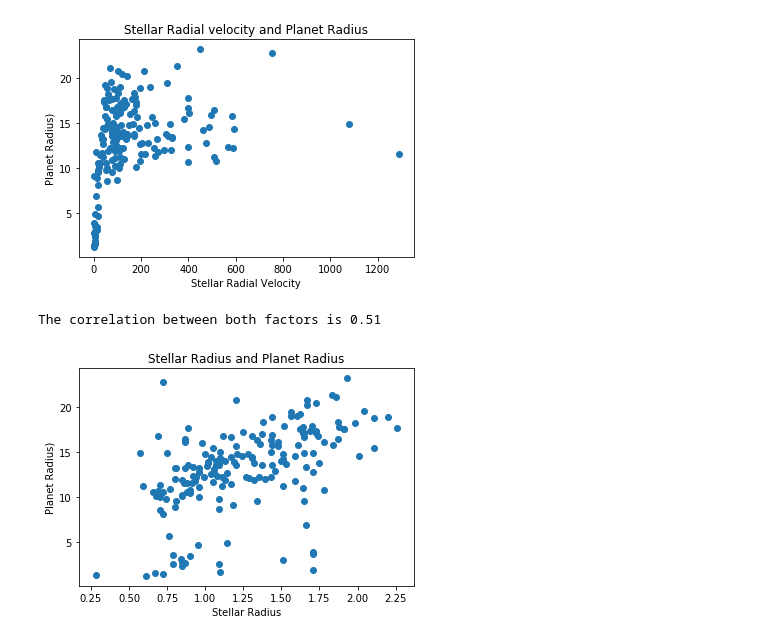
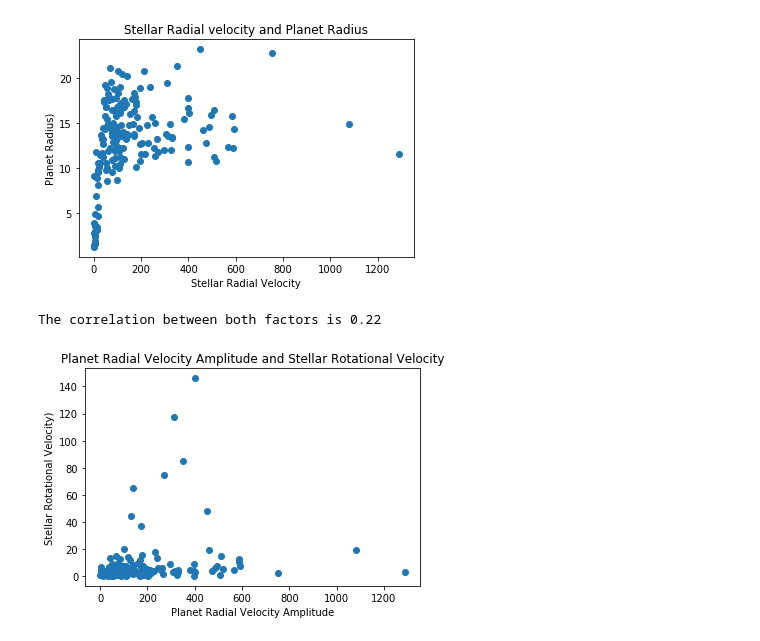
Before and after one commit to jonsb-coding/Stellar_Research, a Jupyter notebook: AY/CleanData.ipynb, the cells around one changed output. Drawn from its saved outputs; the diff is of its cells as text; code cells hidden in the pictures.

Commit message:
Added comments to graphs

```diff
--- a/AY/CleanData.ipynb
+++ b/AY/CleanData.ipynb
@@ -235,21 +321,23 @@ print(f"The correlation between both factors is {round(correlation[0],2)}")
 The correlation between both factors is 0.29
 [figure]
 # %%
-x_axis = test_df["Stellar_Radius"]
-y_axis = test_df["Planet_Radius"]
+#Correlation between Planetary Radial Velocity and Sellar Radial Velocity
+
+x_axis = test_df["Radial Velocity Amplitude [m/s"]
+y_axis = test_df["Stellar Rotational Velocity"]
 
 
 plt.scatter(x_axis,y_axis)
 
-plt.xlabel("Stellar Radius")
-plt.ylabel("Planet Radius)")
-plt.title("Stellar Radius and Planet Radius")
+plt.xlabel("Planet Radial Velocity Amplitude")
+plt.ylabel("Stellar Rotational Velocity)")
+plt.title("Planet Radial Velocity Amplitude and Stellar Rotational Velocity")
 
 
 
 
 correlation = st.pearsonr(x_axis,y_axis)
 print(f"The correlation between both factors is {round(correlation[0],2)}")
 # %% [output]
-The correlation between both factors is 0.51
+The correlation between both factors is 0.22
-[figure, old version]
+[figure, new version]
```
Also changed, not shown: parts of 13 cells of this notebook.
